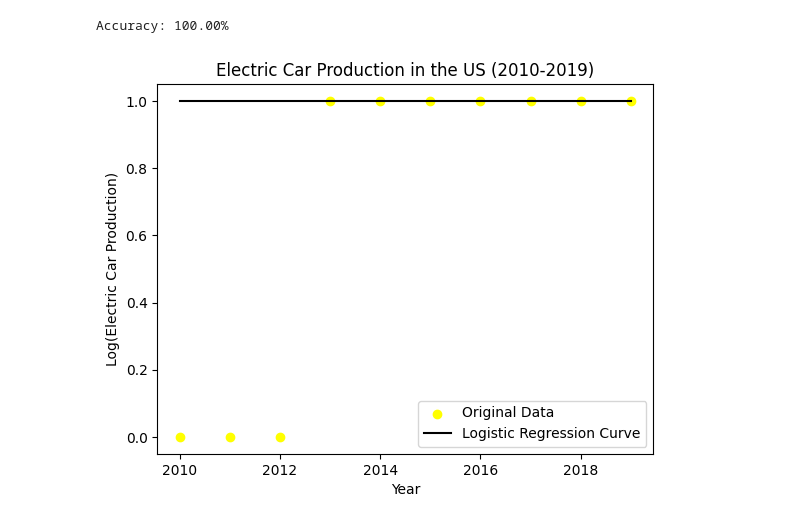
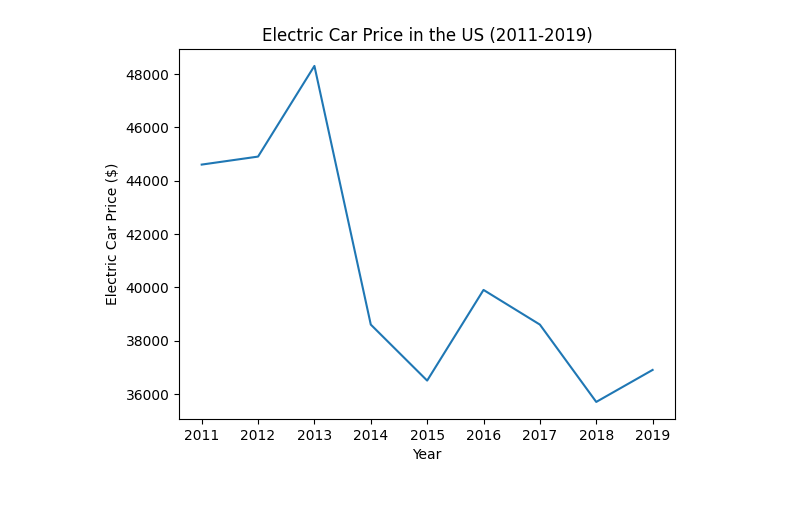
Before and after one commit to Flippergail/m3challenge, a Jupyter notebook: 2020Question.ipynb, the cells around one changed output. Drawn from its saved outputs; the diff is of its cells as text; code cells hidden in the pictures.

```diff
--- a/2020Question.ipynb
+++ b/2020Question.ipynb
@@ -30,34 +38,8 @@ plt.show()
-# %%
-years = np.array([2010, 2011, 2012, 2013, 2014, 2015, 2016, 2017, 2018, 2019])
-production = np.array([0.001, 0.1, 0.4, 0.4*1.75, 0.4*1.75*1.24, 0.4*1.75*1.24*0.97, 0.4*1.75*1.24*0.97*1.36,
-                       0.4*1.75*1.24*0.97*1.36*1.27, 0.4*1.75*1.24*0.97*1.36*1.27*1.79, 0.4*1.75*1.24*0.97*1.36*1.27*1.79*0.94])
-
-years_2d = years.reshape(-1, 1)
-production_binary = (production > 0.5).astype(int)
-X_train, X_test, y_train, y_test = train_test_split(years_2d, production_binary, test_size=0.2, random_state=42)
-
-scaler = StandardScaler()
-X_train_scaled = scaler.fit_transform(X_train)
-X_test_scaled = scaler.transform(X_test)
-
-model = LogisticRegression(random_state=42)
-model.fit(X_train_scaled, y_train)
-
-y_pred = model.predict(X_test_scaled)
-
-accuracy = accuracy_score(y_test, y_pred)
-print(f"Accuracy: {accuracy:.2%}")
-
-plt.scatter(years, production_binary, color='yellow', label='Original Data')
-plt.plot(years, model.predict_proba(years_2d)[:, 1], color='black', label='Logistic Regression Curve')
-
-
-plt.xlabel('Year')
-plt.ylabel('Log(Electric Car Production)')
-plt.title('Electric Car Production in the US (2010-2019)')
-
-plt.legend()
-plt.show()
-# %% [output]
-Accuracy: 100.00%
-[figure, removed]
+# %%
+plt.plot(years, carPrice)
+plt.xlabel('Year')
+plt.ylabel('Electric Car Price ($)')
+plt.title('Electric Car Price in the US (2011-2019)')
+plt.show()
+# %% [output]
+[figure, added]
```
Also changed, not shown: parts of 3 cells of this notebook.
